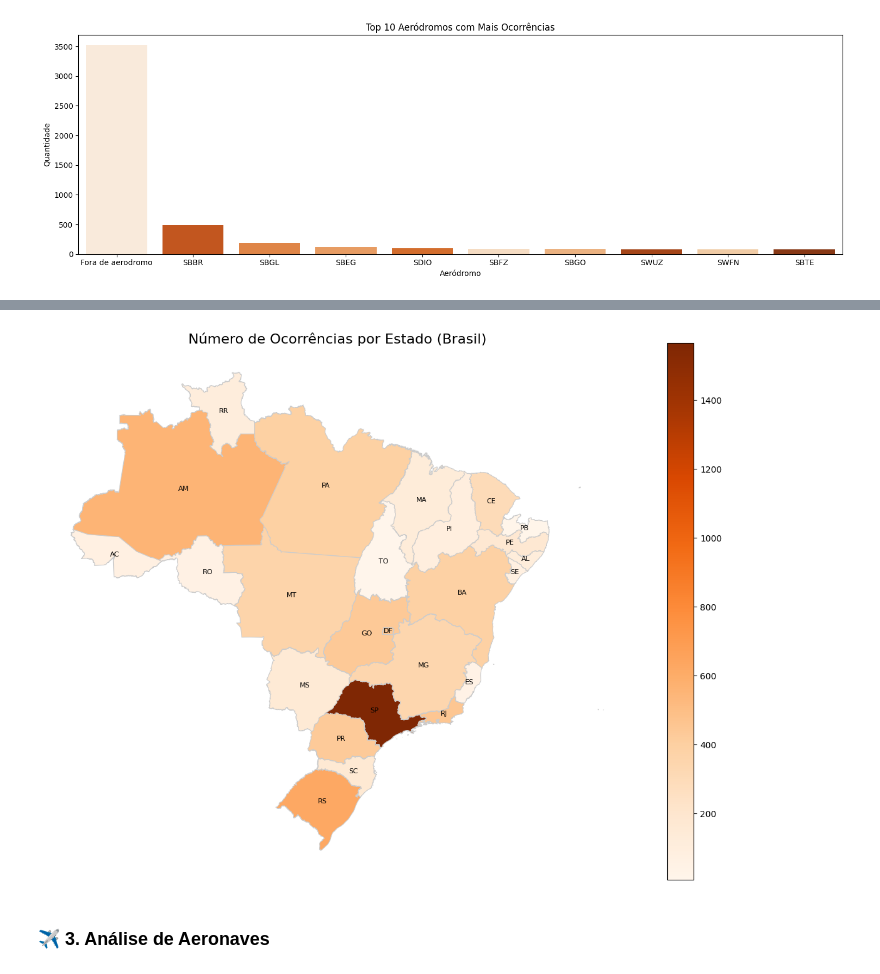
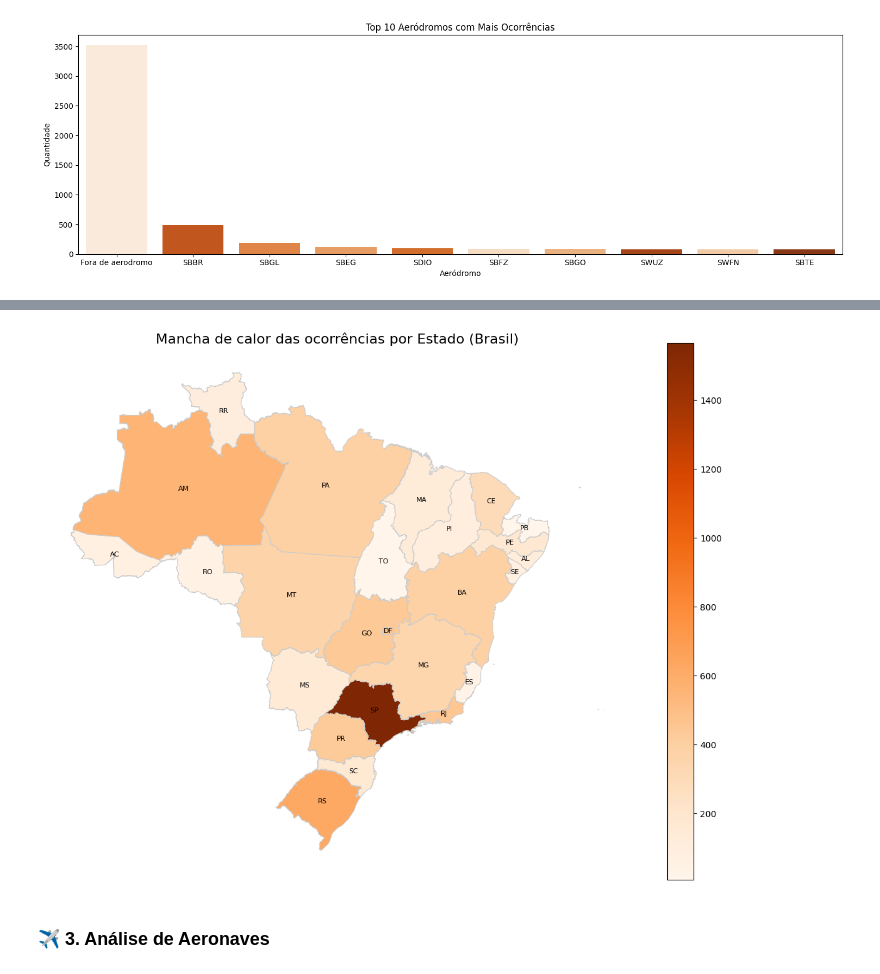
Before and after one commit to GabrielCosta45/analise_aeronautica, a Jupyter notebook: voos_seguros.ipynb, the cells around one changed output, grey strips where cells are left out. Cells and saved outputs as stored; diff of their text form; code cells hidden in the pictures.

```diff
--- a/voos_seguros.ipynb
+++ b/voos_seguros.ipynb
@@ -246,7 +248,7 @@ plt.show()
 # %%
 import geopandas as gpd
-import pandas as pd
-import matplotlib.pyplot as plt
+
+# Estados do Brasil com shapefile
 
 # Caminho para o shapefile (use 'r' para evitar problemas com barras invertidas)
 caminho_shapefile = r'C:\Users\gahco\OneDrive\Documentos\BR_UF_2024\BR_UF_2024.shp'
@@ -259,35 +261,35 @@ acidentes_por_estado = df['ocorrencia_uf'].value_counts().reset_index()
 acidentes_por_estado.columns = ['uf', 'num_acidentes']
 
 # 3. Mesclar os dados do shapefile com os dados de acidentes
 # Verifique se a coluna correta é mesmo 'SIGLA_UF'
 mapa = estados.merge(acidentes_por_estado, left_on='SIGLA_UF', right_on='uf')
 
 # 4. Reprojetar para CRS métrico (para usar centroides com precisão)
 mapa = mapa.to_crs(epsg=5880)  # EPSG:5880 cobre todo o Brasil
 
 # 5. Criar o mapa
 fig, ax = plt.subplots(figsize=(12, 9))
 mapa.plot(
     column='num_acidentes',
     cmap='Oranges',
     linewidth=0.8,
     edgecolor='0.8',
     legend=True,
     ax=ax
 )
 
 # 6. Personalizar o gráfico
-ax.set_title('Número de Ocorrências por Estado (Brasil)', fontsize=16)
+ax.set_title('Mancha de calor das ocorrências por Estado (Brasil)', fontsize=16)
 ax.axis('off')
 
 # 7. Adicionar rótulos com siglas dos estados
 for x, y, label in zip(mapa.geometry.centroid.x, mapa.geometry.centroid.y, mapa['uf']):
     ax.text(x, y, label, fontsize=8, ha='center', va='center')
 
 plt.tight_layout()
 plt.show()
 # %% [output]
-[figure, old version]
+[figure, new version]
 # %% [markdown]
 ### ✈️ 3. Análise de Aeronaves
 # %%
```
Also changed, not shown: parts of 13 cells of this notebook.
